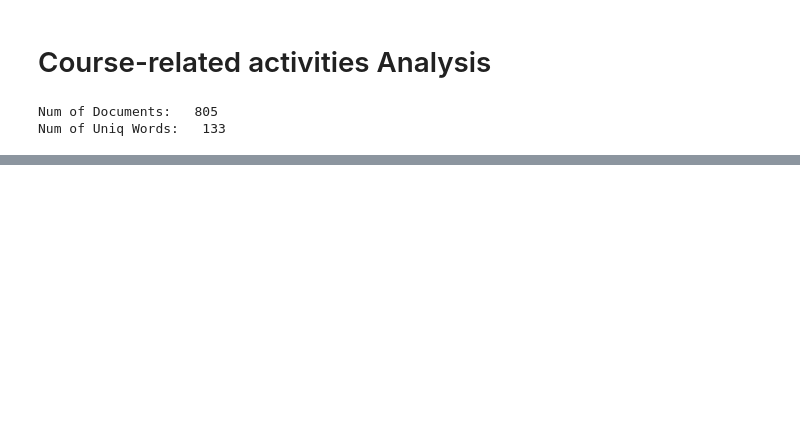
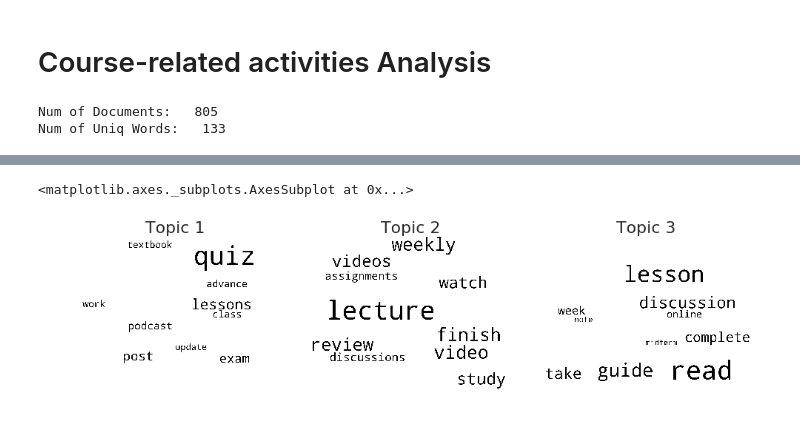
Before and after one commit to hanweny/DMOL, a Jupyter notebook: clustering/activities_lda_analysis.ipynb, the cells around one changed output, grey strips where cells are left out. Saved outputs shown, nothing was run; the diff lists cells and outputs as text; code cells hidden in the pictures; blank space fills up the shorter version.

```diff
--- a/clustering/activities_lda_analysis.ipynb
+++ b/clustering/activities_lda_analysis.ipynb
@@ -205,3 +203,3 @@ num_topics = 11         Coherence Score:  0.6661849548226907    Perplexity: -4.8
 # %%
-check_topics(3, preprocessed_cact, id2word_cact, corpus_tfidf_cact)
+viz, model_cact_3 = check_topics(3, preprocessed_cact, id2word_cact, corpus_tfidf_cact)
 # %% [output]
@@ -294,0 +214,5 @@ topic
+# %%
+plot_topics(model_cact_3, "../slides_dataviz/plots/lda_cact_model_3_topics.eps", nrow=1, ncol=3)
+# %% [output]
+<matplotlib.axes._subplots.AxesSubplot at 0x...>
+[figure, added]
```
Also changed, not shown: parts of 13 cells of this notebook, 7 other files.
